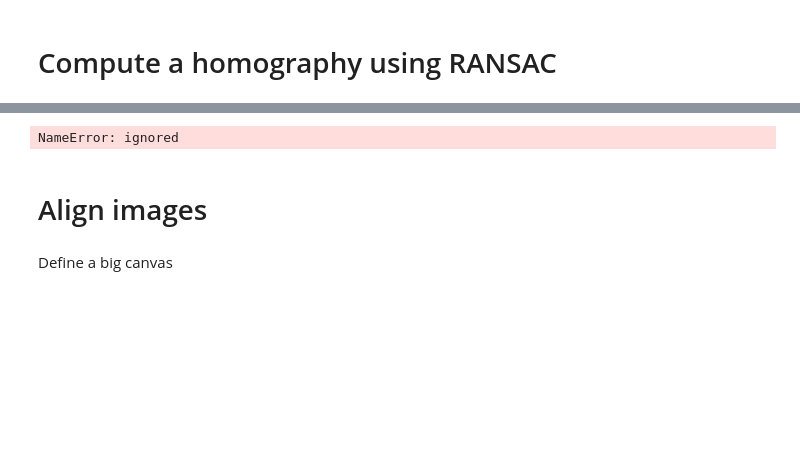
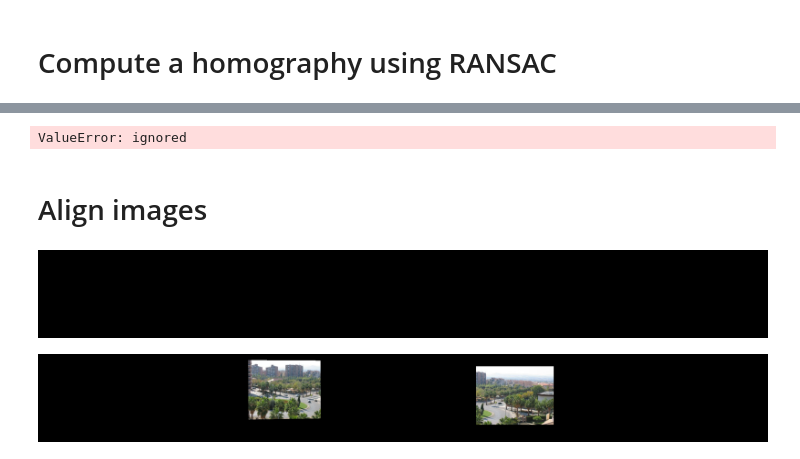
Before and after one commit to RoseSarlake/Computer-Vision, a Jupyter notebook: final.ipynb, the cells around one changed output, grey strips where cells are left out. Drawn from its saved outputs; the diff is of its cells as text; code cells hidden in the pictures; blank space fills up the shorter version.

```diff
--- a/final.ipynb
+++ b/final.ipynb
@@ -182,7 +282,7 @@ images[1].shape[0]
 # %%
 width = images[0].shape[1] + images[1].shape[1]
 height = images[0].shape[0] + images[1].shape[0]
-height, width = img2.shape
+height, width = images[1].shape
 result = cv2.warpPerspective(trainImg, H, (width, height))
 result[0:queryImg.shape[0], 0:queryImg.shape[1]] = queryImg
 
@@ -192,8 +292,18 @@ plt.imshow(result)
 plt.axis('off')
 plt.show()
 # %% [output]
-NameError: ignored
+ValueError: ignored
 # %% [markdown]
 # Align images
-# %% [markdown]
-Define a big canvas
+# %%
+# create a big enough canvas
+canvas = np.zeros((360, 3000, 3),np.uint8)
+cv2_imshow(canvas)
+# %% [output]
+[figure, added]
+# %%
+ H2= myhomo[0]+h
+ warpImg = cv2.warpPerspective(images[1], H2, (canvas.shape[1],canvas.shape[0]),borderMode=cv2.BORDER_TRANSPARENT)
+ cv2_imshow(warpImg)
+# %% [output]
+[figure, added]
```
Also changed, not shown: parts of 31 cells of this notebook.
